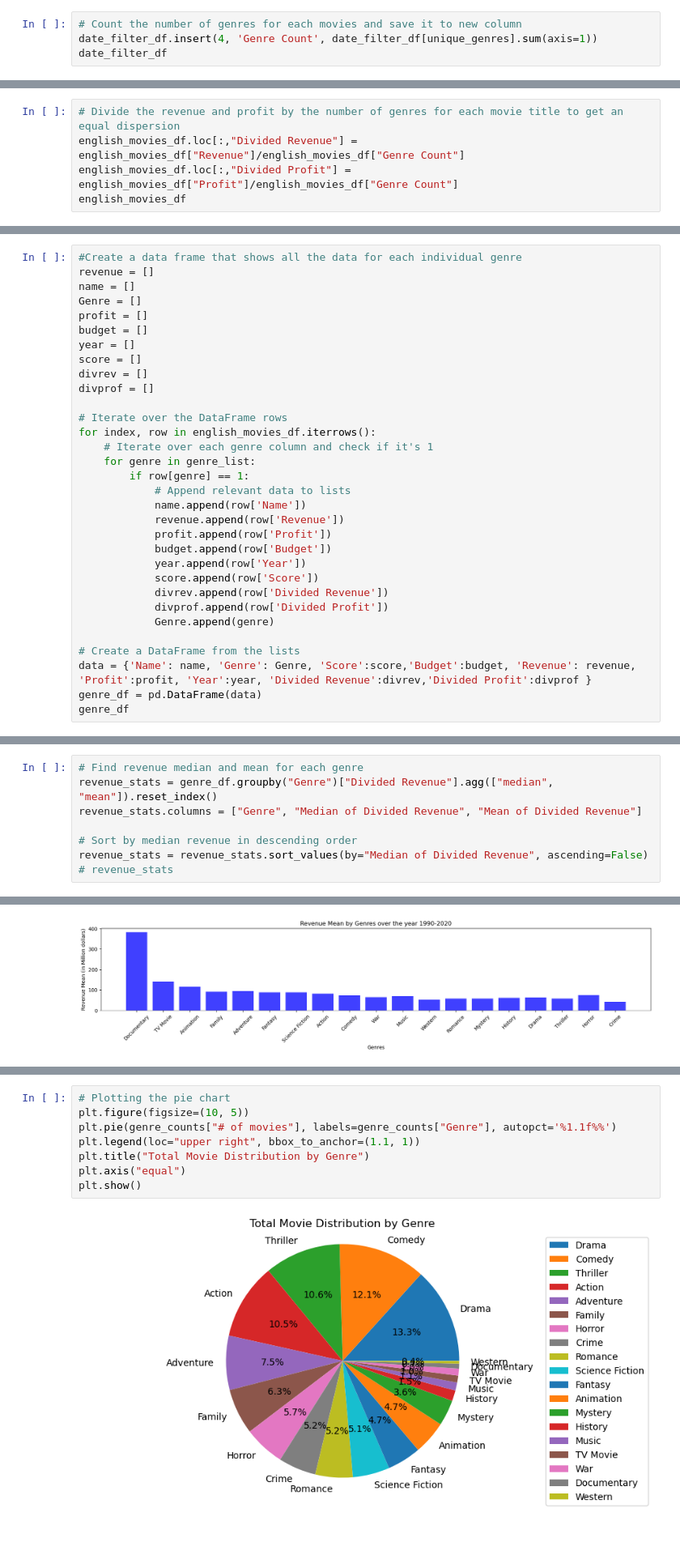
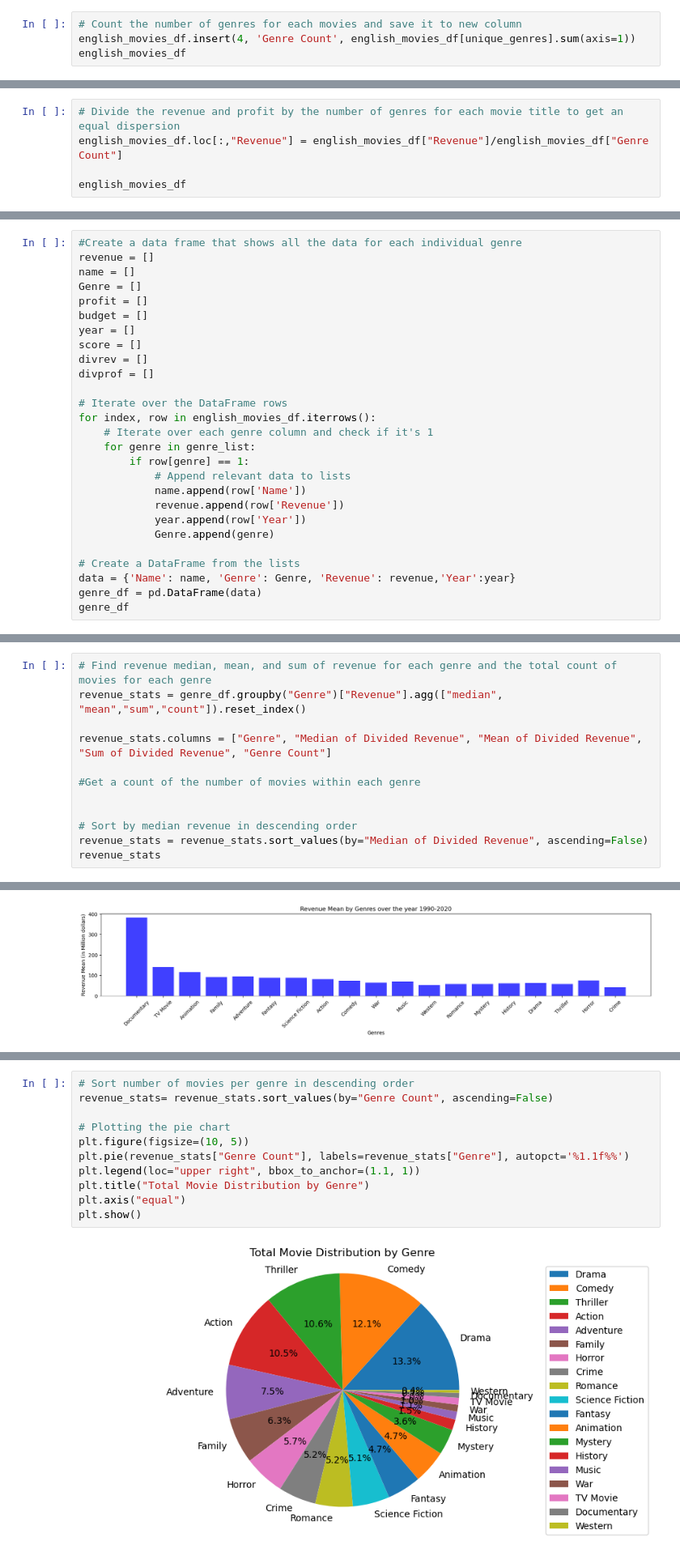
Before and after one commit to hatkiet/Project-1-Red-Team, a Jupyter notebook: Movies_Analysis - Notebook 2 - Visualizations - Final.ipynb, the cells around one changed output, grey strips where cells are left out. Shown: that part at 81% size. Saved outputs shown, nothing was run; the diff lists cells and outputs as text.

```diff
--- a/Movies_Analysis - Updated .ipynb
+++ b/Movies_Analysis - Notebook 2 - Visualizations - Final.ipynb
@@ -245,5 +339,5 @@ See the caveats in the documentation: https://pandas.pydata.org/pandas-docs/stab
 # %%
 # Count the number of genres for each movies and save it to new column
-date_filter_df.insert(4, 'Genre Count', date_filter_df[unique_genres].sum(axis=1))
-date_filter_df
+english_movies_df.insert(4, 'Genre Count', english_movies_df[unique_genres].sum(axis=1))
+english_movies_df
 # %% [output]
@@ -387,6 +377,6 @@ CPI_df
 # %%
 # Divide the revenue and profit by the number of genres for each movie title to get an equal dispersion
-english_movies_df.loc[:,"Divided Revenue"] = english_movies_df["Revenue"]/english_movies_df["Genre Count"]
-english_movies_df.loc[:,"Divided Profit"] = english_movies_df["Profit"]/english_movies_df["Genre Count"]
+english_movies_df.loc[:,"Revenue"] = english_movies_df["Revenue"]/english_movies_df["Genre Count"]
+
 english_movies_df
 # %% [output]
@@ -445,16 +425,11 @@ for index, row in english_movies_df.iterrows():
             # Append relevant data to lists
             name.append(row['Name'])
             revenue.append(row['Revenue'])
-            profit.append(row['Profit'])
-            budget.append(row['Budget'])
             year.append(row['Year'])
-            score.append(row['Score'])
-            divrev.append(row['Divided Revenue'])
-            divprof.append(row['Divided Profit'])
             Genre.append(genre)
 
 # Create a DataFrame from the lists
-data = {'Name': name, 'Genre': Genre, 'Score':score,'Budget':budget, 'Revenue': revenue, 'Profit':profit, 'Year':year, 'Divided Revenue':divrev,'Divided Profit':divprof }
+data = {'Name': name, 'Genre': Genre, 'Revenue': revenue,'Year':year}
 genre_df = pd.DataFrame(data)
 genre_df
 # %% [output]
@@ -478,8 +454,12 @@ genre_df
 # %%
-# Find revenue median and mean for each genre
-revenue_stats = genre_df.groupby("Genre")["Divided Revenue"].agg(["median", "mean"]).reset_index()
-revenue_stats.columns = ["Genre", "Median of Divided Revenue", "Mean of Divided Revenue"]
+# Find revenue median, mean, and sum of revenue for each genre and the total count of movies for each genre
+revenue_stats = genre_df.groupby("Genre")["Revenue"].agg(["median", "mean","sum","count"]).reset_index()
+
+revenue_stats.columns = ["Genre", "Median of Divided Revenue", "Mean of Divided Revenue", "Sum of Divided Revenue", "Genre Count"]
+
+#Get a count of the number of movies within each genre
+
 
 # Sort by median revenue in descending order
 revenue_stats = revenue_stats.sort_values(by="Median of Divided Revenue", ascending=False)
-# revenue_stats
+revenue_stats
@@ -531,10 +529,13 @@ genre_counts= genre_counts.sort_values(by="# of movies", ascending=False)
 # %%
+# Sort number of movies per genre in descending order
+revenue_stats= revenue_stats.sort_values(by="Genre Count", ascending=False)
+
 # Plotting the pie chart
 plt.figure(figsize=(10, 5))
-plt.pie(genre_counts["# of movies"], labels=genre_counts["Genre"], autopct='%1.1f%%')
+plt.pie(revenue_stats["Genre Count"], labels=revenue_stats["Genre"], autopct='%1.1f%%')
 plt.legend(loc="upper right", bbox_to_anchor=(1.1, 1))
 plt.title("Total Movie Distribution by Genre")
 plt.axis("equal")
 plt.show()
 # %% [output]
-[figure, old version]
+[figure, new version]
```
Also changed, not shown: parts of 56 cells of this notebook, 6 other files.
